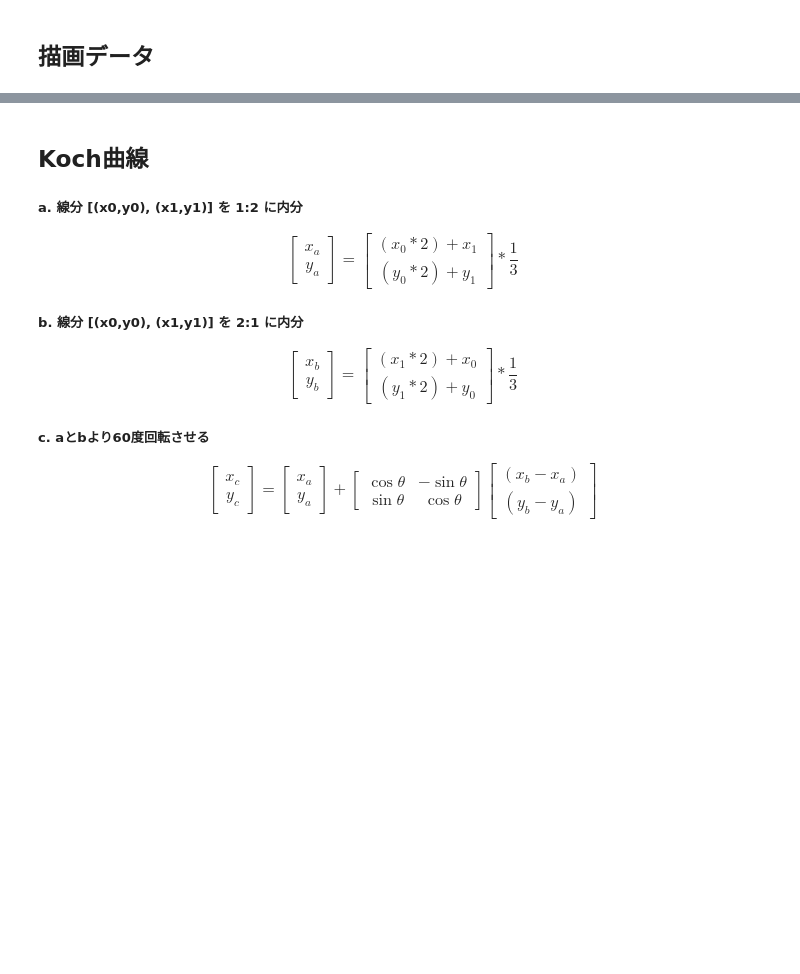
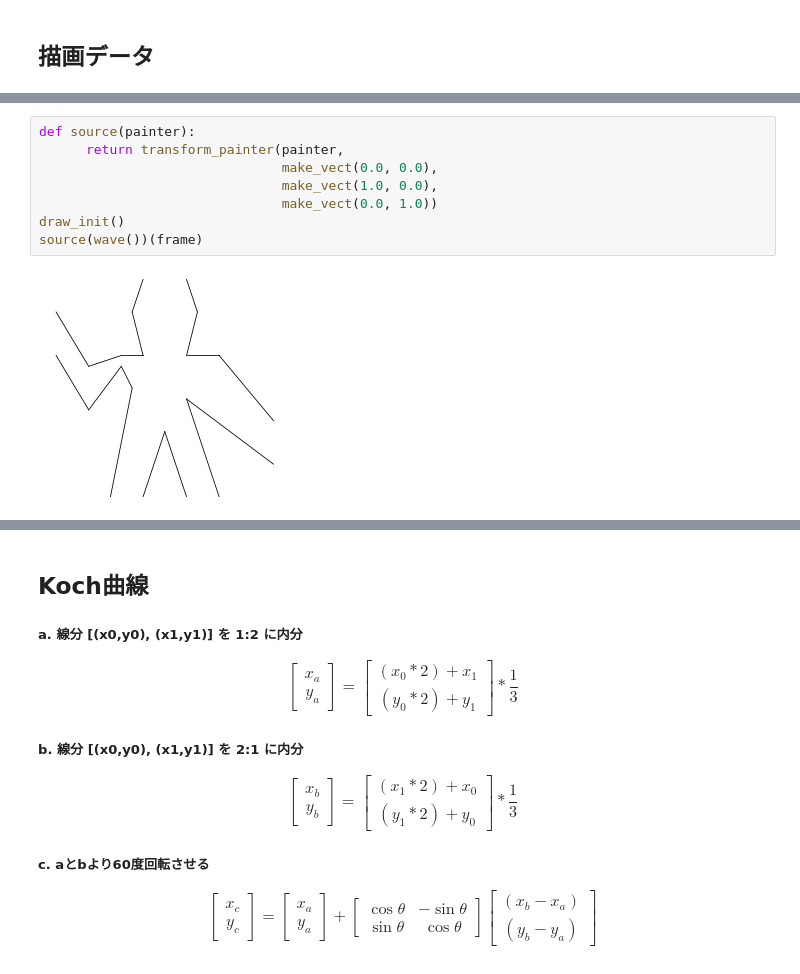
Before and after one commit to hidekuno/jupyter-sicp, a Jupyter notebook: picture-language.ipynb, the cells around one changed output, grey strips where cells are left out. Saved outputs shown, nothing was run; the diff lists cells and outputs as text; blank space fills up the shorter version.

```diff
--- a/picture-language.ipynb
+++ b/picture-language.ipynb
@@ -297,0 +166,10 @@ square_limit(wave(),1)(frame)
+# %%
+def source(painter):
+      return transform_painter(painter,
+                               make_vect(0.0, 0.0),
+                               make_vect(1.0, 0.0),
+                               make_vect(0.0, 1.0))
+draw_init()
+source(wave())(frame)
+# %% [output]
+[figure, added]
```
Also changed, not shown: parts of 47 cells of this notebook, 1 other file.
